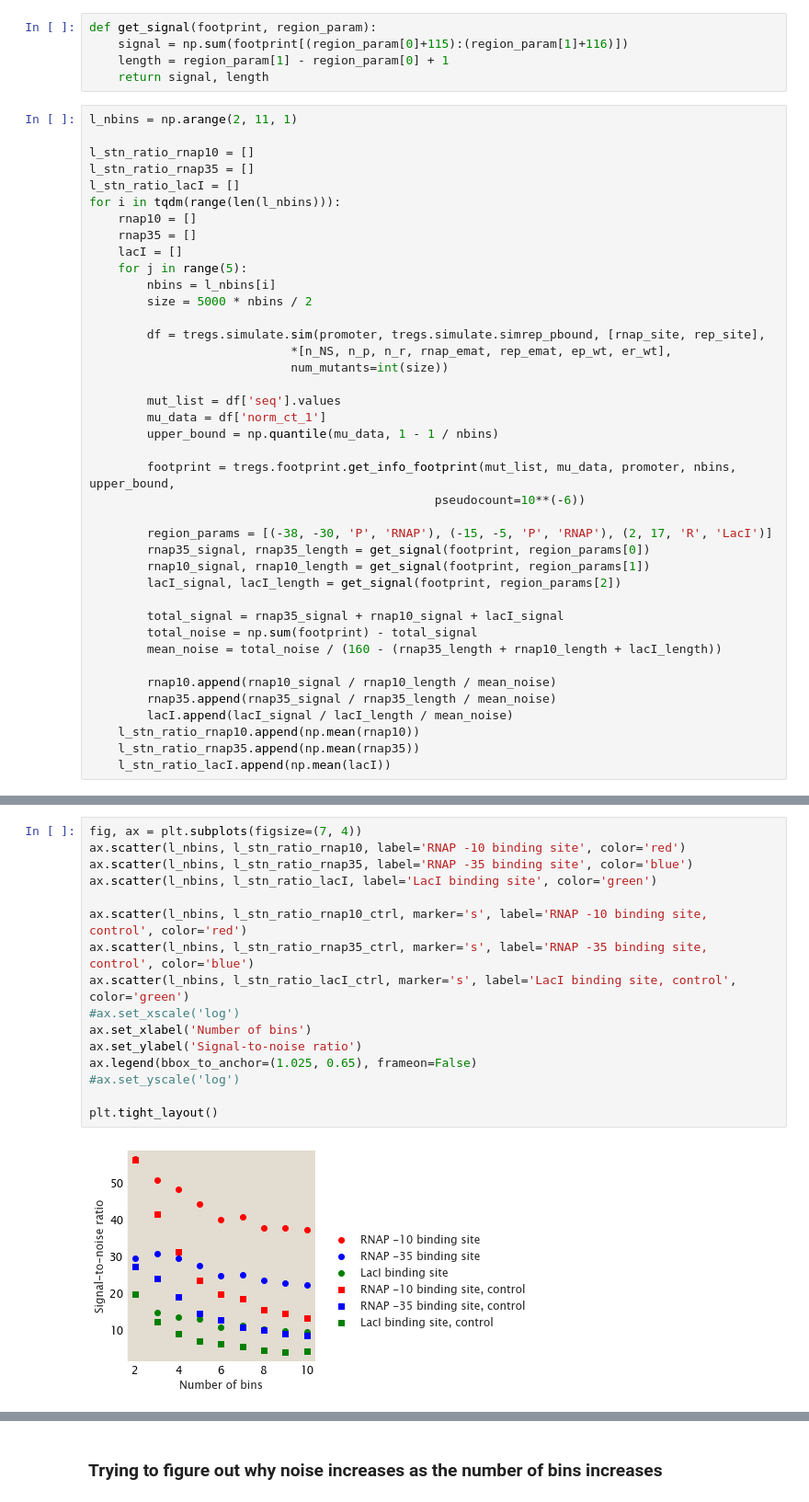
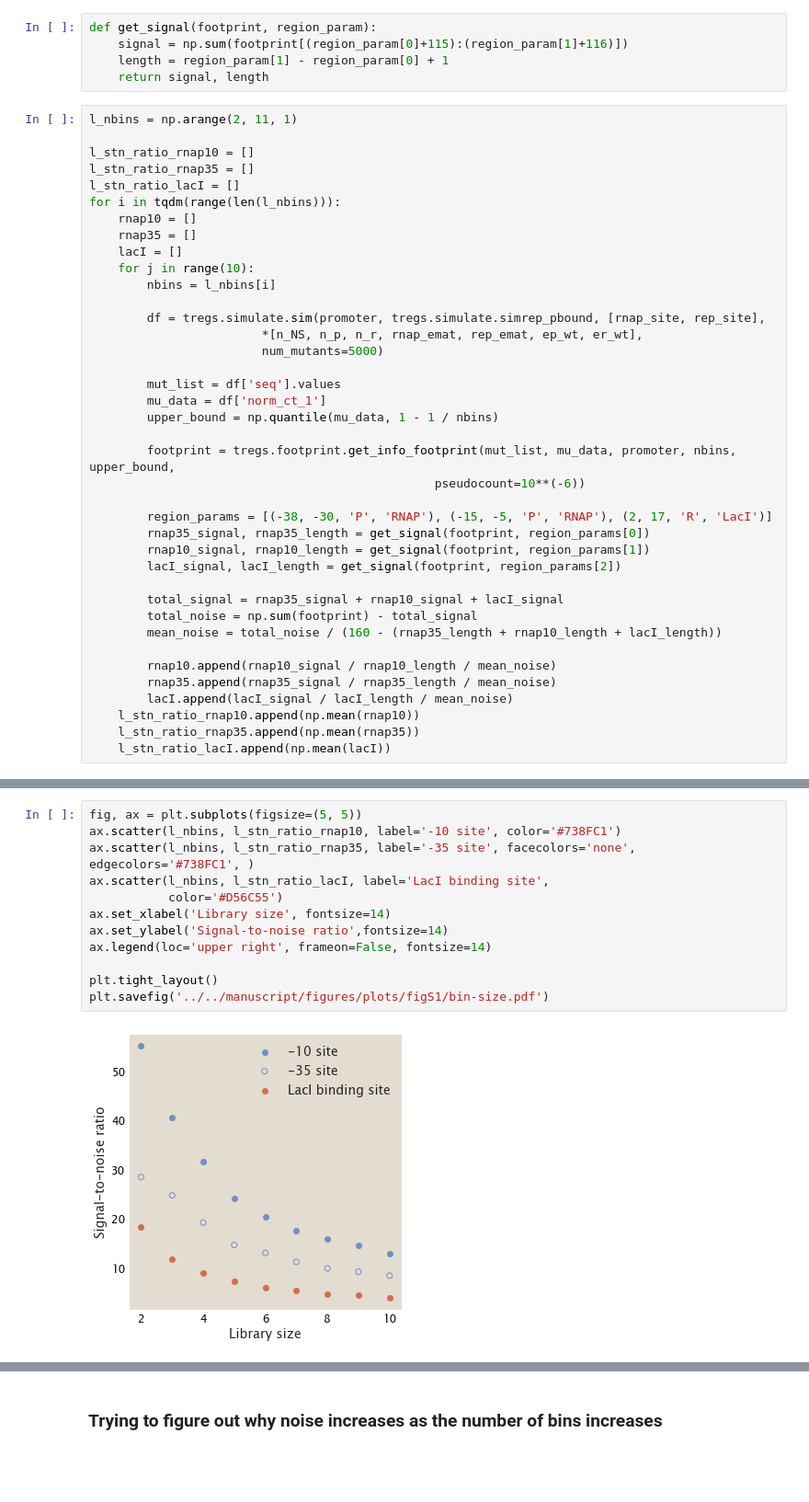
Before and after one commit to RPGroup-PBoC/theoretical_regseq, a Jupyter notebook: notebooks/pipeline/bin_size.ipynb, the cells around one changed output, grey strips where cells are left out. Shown at 92% size. Cells and saved outputs as stored; diff of their text form; blank space fills up the shorter version.

```diff
--- a/notebooks/pipeline/bin_size.ipynb
+++ b/notebooks/pipeline/bin_size.ipynb
@@ -80,13 +80,12 @@ for i in tqdm(range(len(l_nbins))):
     rnap10 = []
     rnap35 = []
     lacI = []
-    for j in range(5):
+    for j in range(10):
         nbins = l_nbins[i]
-        size = 5000 * nbins / 2
 
         df = tregs.simulate.sim(promoter, tregs.simulate.simrep_pbound, [rnap_site, rep_site],
-                            *[n_NS, n_p, n_r, rnap_emat, rep_emat, ep_wt, er_wt],
-                            num_mutants=int(size))
+                        *[n_NS, n_p, n_r, rnap_emat, rep_emat, ep_wt, er_wt],
+                        num_mutants=5000)
 
         mut_list = df['seq'].values
         mu_data = df['norm_ct_1']
@@ -153,18 +112,14 @@ for i in tqdm(range(len(l_nbins))):
 # %%
-fig, ax = plt.subplots(figsize=(7, 4))
-ax.scatter(l_nbins, l_stn_ratio_rnap10, label='RNAP -10 binding site', color='red')
-ax.scatter(l_nbins, l_stn_ratio_rnap35, label='RNAP -35 binding site', color='blue')
-ax.scatter(l_nbins, l_stn_ratio_lacI, label='LacI binding site', color='green')
-
-ax.scatter(l_nbins, l_stn_ratio_rnap10_ctrl, marker='s', label='RNAP -10 binding site, control', color='red')
-ax.scatter(l_nbins, l_stn_ratio_rnap35_ctrl, marker='s', label='RNAP -35 binding site, control', color='blue')
-ax.scatter(l_nbins, l_stn_ratio_lacI_ctrl, marker='s', label='LacI binding site, control', color='green')
-#ax.set_xscale('log')
-ax.set_xlabel('Number of bins')
-ax.set_ylabel('Signal-to-noise ratio')
-ax.legend(bbox_to_anchor=(1.025, 0.65), frameon=False)
-#ax.set_yscale('log')
+fig, ax = plt.subplots(figsize=(5, 5))
+ax.scatter(l_nbins, l_stn_ratio_rnap10, label='-10 site', color='#738FC1')
+ax.scatter(l_nbins, l_stn_ratio_rnap35, label='-35 site', facecolors='none', edgecolors='#738FC1', )
+ax.scatter(l_nbins, l_stn_ratio_lacI, label='LacI binding site',
+           color='#D56C55')
+ax.set_xlabel('Library size', fontsize=14)
+ax.set_ylabel('Signal-to-noise ratio',fontsize=14)
+ax.legend(loc='upper right', frameon=False, fontsize=14)
 
 plt.tight_layout()
+plt.savefig('../../manuscript/figures/plots/figS1/bin-size.pdf')
 # %% [output]
-[figure, old version]
+[figure, new version]
```
Also changed, not shown: parts of 15 cells of this notebook, 9 other files.
